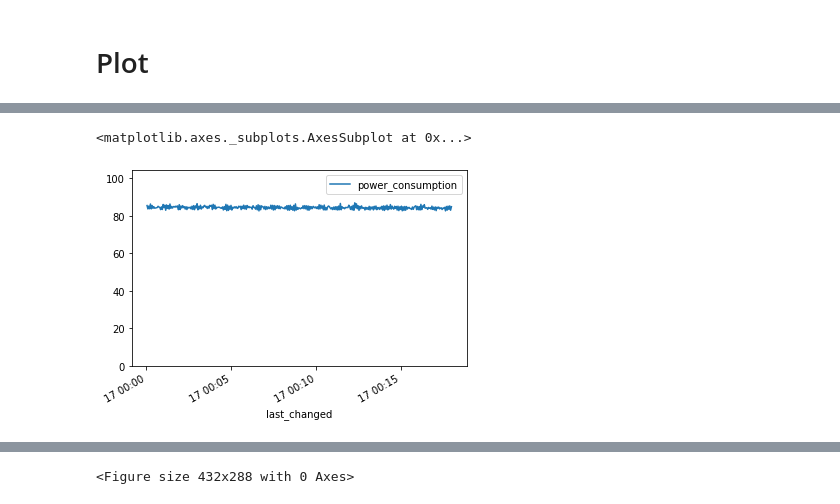
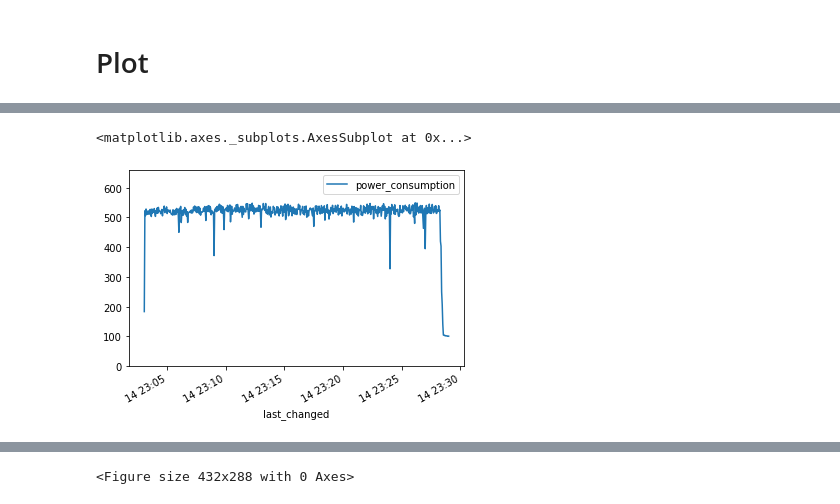
Before and after one commit to MScDissertation/NLP, a Jupyter notebook: power_monitor_analysis/visualise.ipynb, the cells around one changed output, grey strips where cells are left out. Saved outputs shown, nothing was run; the diff lists cells and outputs as text; code cells hidden in the pictures.

```diff
--- a/power_monitor_analysis/visualise.ipynb
+++ b/power_monitor_analysis/visualise.ipynb
@@ -75,0 +76,5 @@ df.to_csv(result_file, index=False)
+# %%
+df_new = pd.read_csv("../results/pretrain_power_monitor.csv")
+df_new['last_changed'] = pd.to_datetime(df_new['last_changed'], errors='coerce')
+df_new.set_index('last_changed', inplace=True)
+df_new
@@ -96,16 +177,15 @@ I don't get this. Why is the power consumption down to < 100
 # %%
-# df_subset = df.loc['2020-06-01':'2020-06-01'].between_time('8:00', '8:38')[['power_consumption']]
-# df_subset[(df_subset != 0).all(1)].plot(ylim=(0,df_subset.max()*1.2))
-start_date = '2020-06-17'
-end_date = '2020-06-17'
-start_time = '00:00'
-end_time = '00:18'
+#2020-06-15 00:03:01.213	2020-06-15 00:28:19.418
+start_date = '2020-06-14'
+end_date = '2020-06-14'
+start_time = '23:03'
+end_time = '23:29'
 
 
-subset_df2 = df.loc[start_date:end_date].between_time(start_time, end_time)[['power_consumption']]
-y_max = subset_df2['power_consumption'].max() * 1.2
+subset_df4 = df_new.loc[start_date:end_date].between_time(start_time, end_time)[['power_consumption']]
+y_max = subset_df4['power_consumption'].max() * 1.2
 
-subset_df2[(df != 0).all(1)].plot(ylim=(0,y_max))
+subset_df4[(df_new != 0).all(1)].plot(ylim=(0,y_max))
 # %% [output]
 <matplotlib.axes._subplots.AxesSubplot at 0x...>
-[figure, old version]
+[figure, new version]
```
Also changed, not shown: parts of 20 cells of this notebook, 4 other files.
